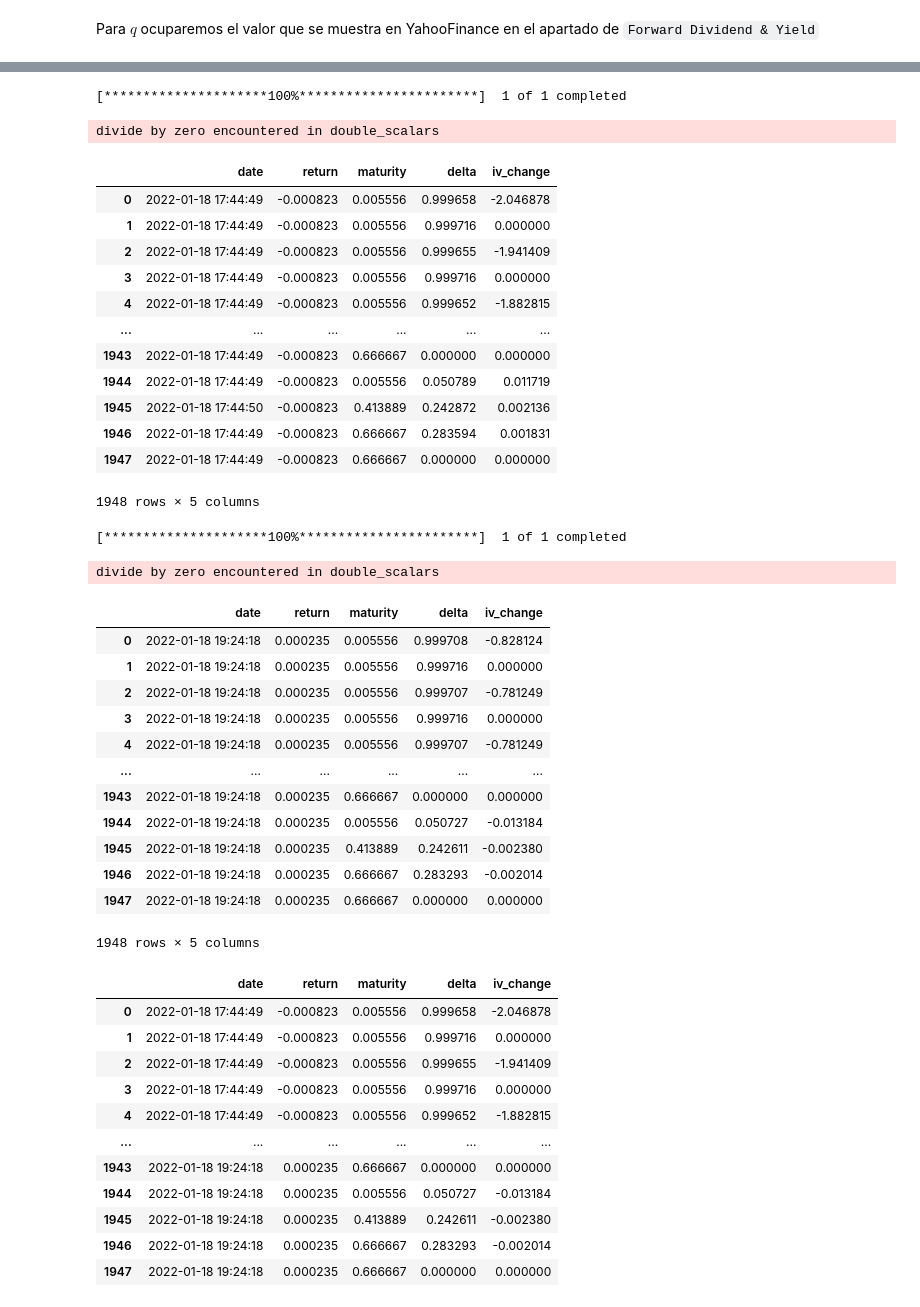
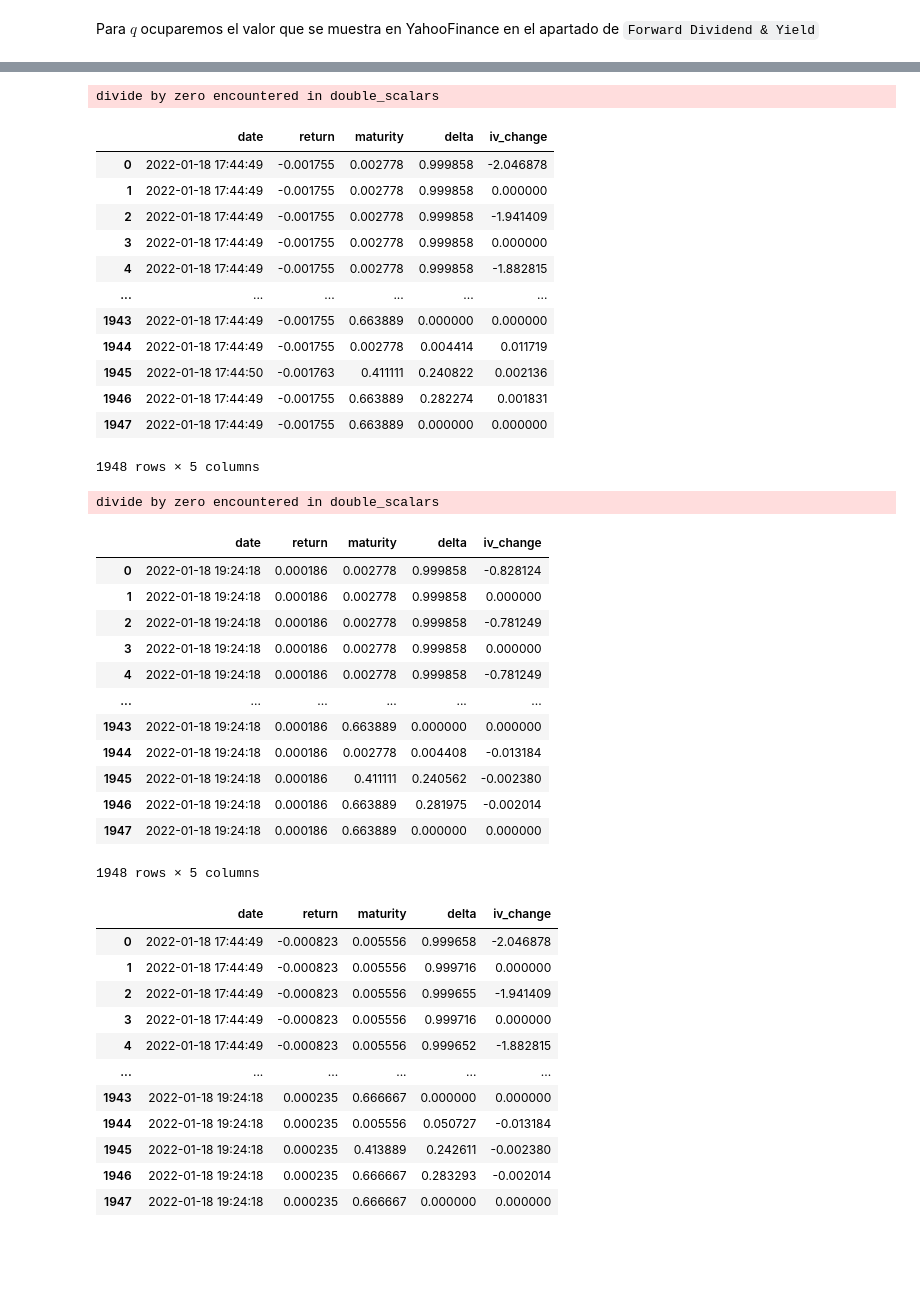
Before and after one commit to paurbano/aplicaciones-financieras, a Jupyter notebook: Modulo 2/Semana 2/Superficies_de_volatilidad.ipynb, the cells around one changed output, grey strips where cells are left out. Drawn from its saved outputs; the diff is of its cells as text; code cells hidden in the pictures; blank space fills up the shorter version.

```diff
--- a/Modulo 2/Semana 2/Superficies_de_volatilidad.ipynb
+++ b/Modulo 2/Semana 2/Superficies_de_volatilidad.ipynb
@@ -90,8 +90,6 @@ def get_asset_return(ticker, start_date, end_date, period = '7h'):
     initial_price = data.reset_index().loc[initial_index, 'Adj Close']
 
     return (latest_price - initial_price) / latest_price
-# %%
-def get_maturity(df):
 # %% [markdown]
 # Datos
 # %% [markdown]
@@ -206,7 +208,7 @@ aapl_call_t1 = pd.read_csv('APPL_1.csv')
 aapl_call_t3 = pd.read_csv('APPL_3.csv')
 
 def get_maturity(df):
-    return (pd.to_datetime(df.Expiry) - pd.to_datetime(df.Quote_Time)).dt.days / 360
+    return (pd.to_datetime(df.Expiry) - datetime.now()).dt.days / 360
 
 aapl_call_t0['maturity'] = get_maturity(aapl_call_t0)
 aapl_call_t1['maturity'] = get_maturity(aapl_call_t1)
@@ -214,39 +216,40 @@ aapl_call_t3['maturity'] = get_maturity(aapl_call_t3)
 # %%
 aapl_eiv_data_t1 = pd.DataFrame()
 
 aapl_eiv_data_t1['date'] = aapl_call_t1.Quote_Time
-aapl_eiv_data_t1['return'] = get_asset_return('aapl', pd.to_datetime(aapl_call_t0.Quote_Time), pd.to_datetime(aapl_call_t1.Quote_Time))
+# aapl_eiv_data_t1['return'] = get_asset_return('aapl', pd.to_datetime(aapl_call_t0.Quote_Time), pd.to_datetime(aapl_call_t1.Quote_Time))
+aapl_eiv_data_t1['return'] = (aapl_call_t1.Underlying_Price - aapl_call_t0.Underlying_Price) / aapl_call_t0.Underlying_Price
 aapl_eiv_data_t1['maturity'] = aapl_call_t1.maturity
 aapl_eiv_data_t1['delta'] = aapl_call_t1.apply(
     lambda x:  delta_call(
-        x.Underlying_Price, x.Strike, x.maturity, 0.05, 0.051, x.IV
+        x.Underlying_Price, x.Strike, x.maturity, 0.054, 0.051, x.IV
     ),
     1
 )
 aapl_eiv_data_t1['iv_change'] = aapl_call_t1.IV - aapl_call_t0.IV
 
 aapl_eiv_data_t1
 # %% [output]
-[*********************100%***********************]  1 of 1 completed
+divide by zero encountered in double_scalars
+|  | date | return | maturity | delta | iv_change |
+| 0 | 2022-01-18 17:44:49 | -0.001755 | 0.002778 | 0.999858 | -2.046878 |
+| 1 | 2022-01-18 17:44:49 | -0.001755 | 0.002778 | 0.999858 | 0.000000 |
+| 2 | 2022-01-18 17:44:49 | -0.001755 | 0.002778 | 0.999858 | -1.941409 |
+| 3 | 2022-01-18 17:44:49 | -0.001755 | 0.002778 | 0.999858 | 0.000000 |
+| 4 | 2022-01-18 17:44:49 | -0.001755 | 0.002778 | 0.999858 | -1.882815 |
+| ... | ... | ... | ... | ... | ... |
+| 1943 | 2022-01-18 17:44:49 | -0.001755 | 0.663889 | 0.000000 | 0.000000 |
+| 1944 | 2022-01-18 17:44:49 | -0.001755 | 0.002778 | 0.004414 | 0.011719 |
+| 1945 | 2022-01-18 17:44:50 | -0.001763 | 0.411111 | 0.240822 | 0.002136 |
+| 1946 | 2022-01-18 17:44:49 | -0.001755 | 0.663889 | 0.282274 | 0.001831 |
+| 1947 | 2022-01-18 17:44:49 | -0.001755 | 0.663889 | 0.000000 | 0.000000 |
-divide by zero encountered in double_scalars
+1948 rows × 5 columns
-|  | date | return | maturity | delta | iv_change |
-| 0 | 2022-01-18 17:44:49 | -0.000823 | 0.005556 | 0.999658 | -2.046878 |
-| 1 | 2022-01-18 17:44:49 | -0.000823 | 0.005556 | 0.999716 | 0.000000 |
-| 2 | 2022-01-18 17:44:49 | -0.000823 | 0.005556 | 0.999655 | -1.941409 |
-| 3 | 2022-01-18 17:44:49 | -0.000823 | 0.005556 | 0.999716 | 0.000000 |
-| 4 | 2022-01-18 17:44:49 | -0.000823 | 0.005556 | 0.999652 | -1.882815 |
-| ... | ... | ... | ... | ... | ... |
-| 1943 | 2022-01-18 17:44:49 | -0.000823 | 0.666667 | 0.000000 | 0.000000 |
-| 1944 | 2022-01-18 17:44:49 | -0.000823 | 0.005556 | 0.050789 | 0.011719 |
-| 1945 | 2022-01-18 17:44:50 | -0.000823 | 0.413889 | 0.242872 | 0.002136 |
-| 1946 | 2022-01-18 17:44:49 | -0.000823 | 0.666667 | 0.283594 | 0.001831 |
-| 1947 | 2022-01-18 17:44:49 | -0.000823 | 0.666667 | 0.000000 | 0.000000 |
-1948 rows × 5 columns
 # %%
 aapl_eiv_data_t3 = pd.DataFrame()
 
 aapl_eiv_data_t3['date'] = aapl_call_t3.Quote_Time
-aapl_eiv_data_t3['return'] = get_asset_return('aapl', pd.to_datetime(aapl_call_t0.Quote_Time), pd.to_datetime(aapl_call_t3.Quote_Time))
+# aapl_eiv_data_t3['return'] = get_asset_return('aapl', pd.to_datetime(aapl_call_t0.Quote_Time), pd.to_datetime(aapl_call_t3.Quote_Time))
+aapl_eiv_data_t3['return'] = (aapl_call_t3.Underlying_Price - aapl_call_t0.Underlying_Price) / aapl_call_t0.Underlying_Price
 aapl_eiv_data_t3['maturity'] = aapl_call_t3.maturity
 aapl_eiv_data_t3['delta'] = aapl_call_t3.apply(
     lambda x:  delta_call(
@@ -258,21 +261,20 @@ aapl_eiv_data_t3['iv_change'] = aapl_call_t3.IV - aapl_call_t1.IV
 
 aapl_eiv_data_t3
 # %% [output]
-[*********************100%***********************]  1 of 1 completed
+divide by zero encountered in double_scalars
+|  | date | return | maturity | delta | iv_change |
+| 0 | 2022-01-18 19:24:18 | 0.000186 | 0.002778 | 0.999858 | -0.828124 |
+| 1 | 2022-01-18 19:24:18 | 0.000186 | 0.002778 | 0.999858 | 0.000000 |
+| 2 | 2022-01-18 19:24:18 | 0.000186 | 0.002778 | 0.999858 | -0.781249 |
+| 3 | 2022-01-18 19:24:18 | 0.000186 | 0.002778 | 0.999858 | 0.000000 |
+| 4 | 2022-01-18 19:24:18 | 0.000186 | 0.002778 | 0.999858 | -0.781249 |
+| ... | ... | ... | ... | ... | ... |
+| 1943 | 2022-01-18 19:24:18 | 0.000186 | 0.663889 | 0.000000 | 0.000000 |
+| 1944 | 2022-01-18 19:24:18 | 0.000186 | 0.002778 | 0.004408 | -0.013184 |
+| 1945 | 2022-01-18 19:24:18 | 0.000186 | 0.411111 | 0.240562 | -0.002380 |
+| 1946 | 2022-01-18 19:24:18 | 0.000186 | 0.663889 | 0.281975 | -0.002014 |
+| 1947 | 2022-01-18 19:24:18 | 0.000186 | 0.663889 | 0.000000 | 0.000000 |
-divide by zero encountered in double_scalars
+1948 rows × 5 columns
-|  | date | return | maturity | delta | iv_change |
-| 0 | 2022-01-18 19:24:18 | 0.000235 | 0.005556 | 0.999708 | -0.828124 |
-| 1 | 2022-01-18 19:24:18 | 0.000235 | 0.005556 | 0.999716 | 0.000000 |
-| 2 | 2022-01-18 19:24:18 | 0.000235 | 0.005556 | 0.999707 | -0.781249 |
-| 3 | 2022-01-18 19:24:18 | 0.000235 | 0.005556 | 0.999716 | 0.000000 |
-| 4 | 2022-01-18 19:24:18 | 0.000235 | 0.005556 | 0.999707 | -0.781249 |
-| ... | ... | ... | ... | ... | ... |
-| 1943 | 2022-01-18 19:24:18 | 0.000235 | 0.666667 | 0.000000 | 0.000000 |
-| 1944 | 2022-01-18 19:24:18 | 0.000235 | 0.005556 | 0.050727 | -0.013184 |
-| 1945 | 2022-01-18 19:24:18 | 0.000235 | 0.413889 | 0.242611 | -0.002380 |
-| 1946 | 2022-01-18 19:24:18 | 0.000235 | 0.666667 | 0.283293 | -0.002014 |
-| 1947 | 2022-01-18 19:24:18 | 0.000235 | 0.666667 | 0.000000 | 0.000000 |
-1948 rows × 5 columns
 # %%
 aapl_eiv_data = pd.concat([aapl_eiv_data_t1, aapl_eiv_data_t3])
 aapl_eiv_data
```
Also changed, not shown: parts of 3 cells of this notebook.
